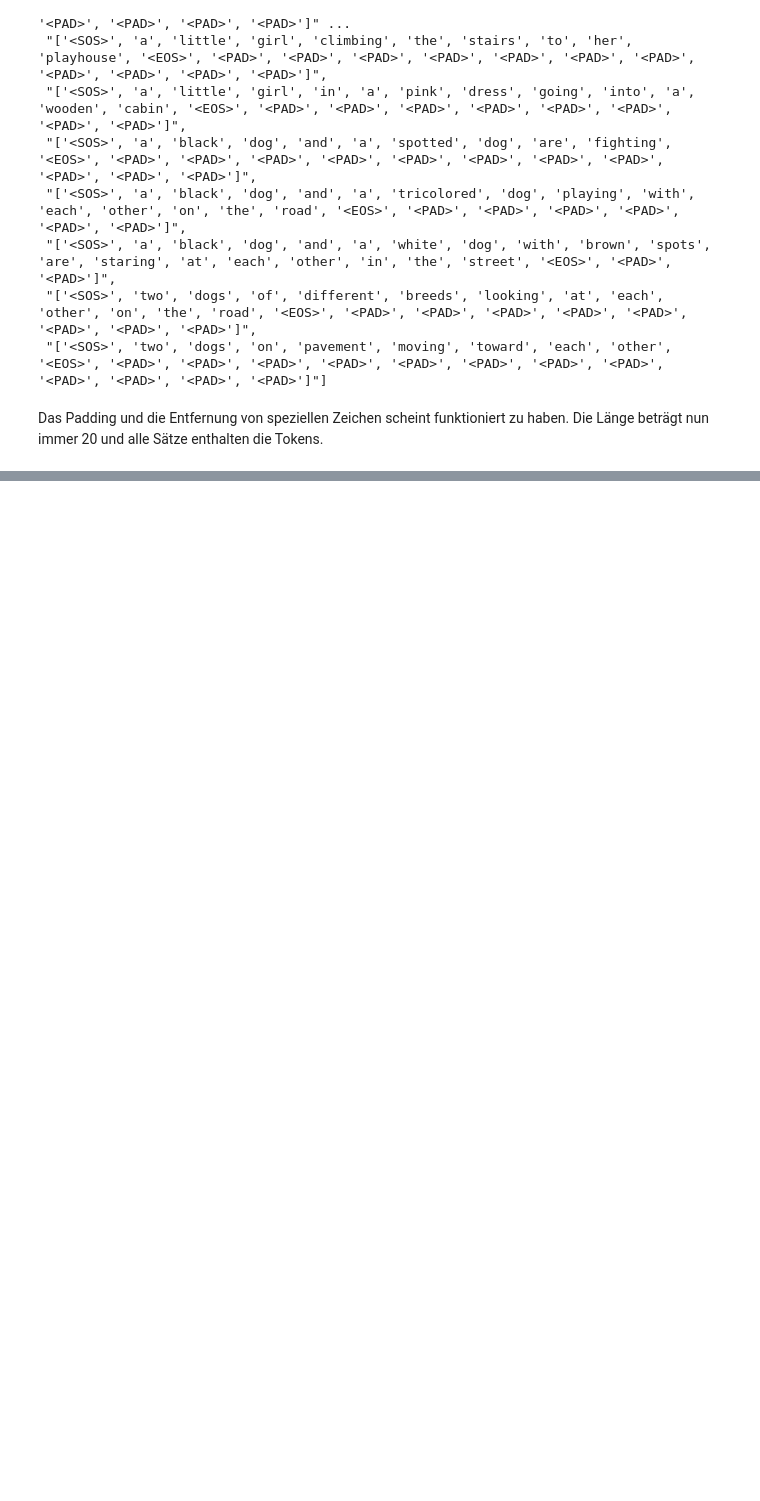
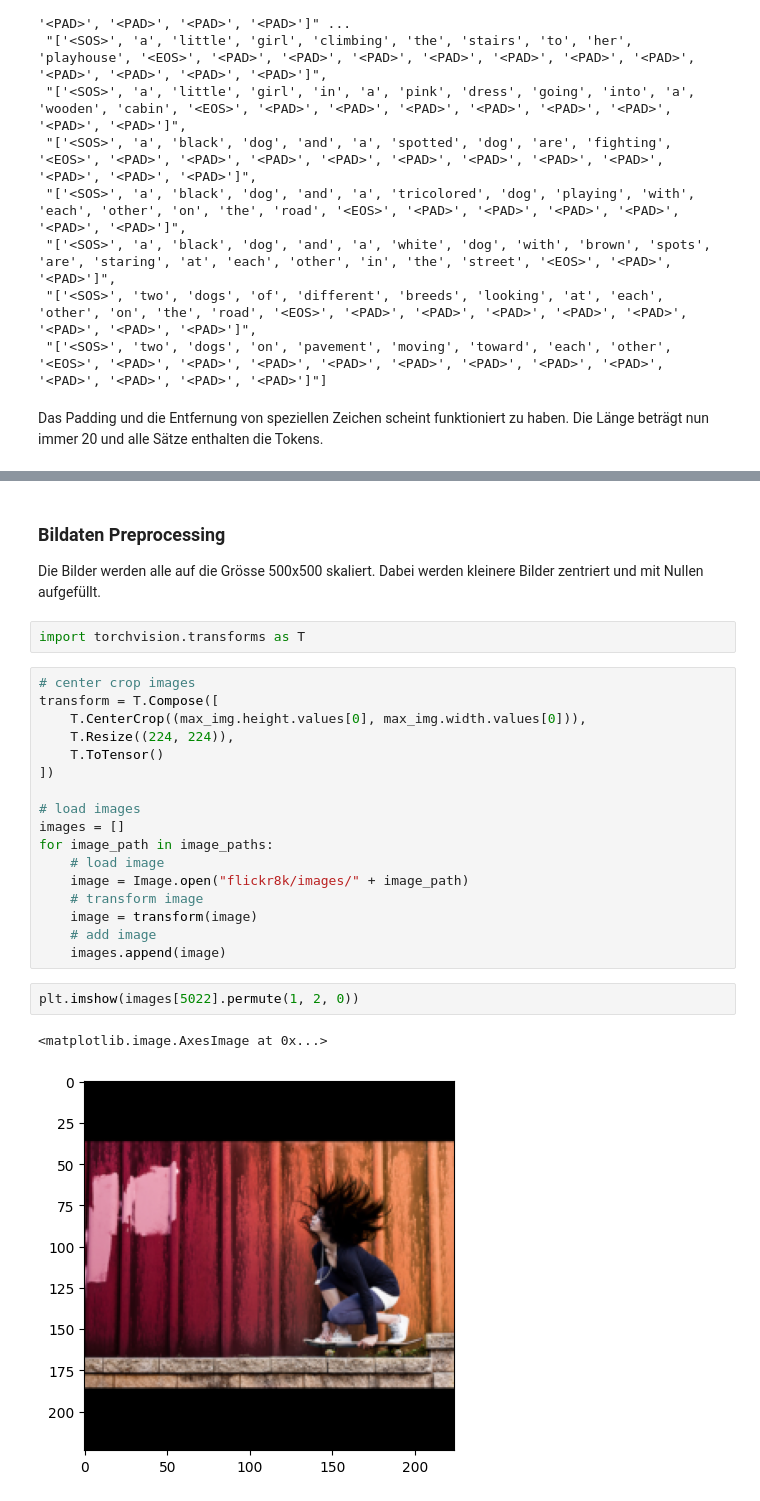
Before and after one commit to ronnyfhnw/del-image-captioning, a Jupyter notebook: eda.ipynb, the cells around one changed output, grey strips where cells are left out. Saved outputs shown, nothing was run; the diff lists cells and outputs as text; blank space fills up the shorter version.

```diff
--- a/eda.ipynb
+++ b/eda.ipynb
@@ -288,0 +328,28 @@ tensor(533)
+# %% [markdown]
+### Bildaten Preprocessing
+
+Die Bilder werden alle auf die Grösse 500x500 skaliert. Dabei werden kleinere Bilder zentriert und mit Nullen aufgefüllt.
+# %%
+import torchvision.transforms as T
+# %%
+# center crop images
+transform = T.Compose([
+    T.CenterCrop((max_img.height.values[0], max_img.width.values[0])),
+    T.Resize((224, 224)),
+    T.ToTensor()
+])
+
+# load images
+images = []
+for image_path in image_paths:
+    # load image
+    image = Image.open("flickr8k/images/" + image_path)
+    # transform image
+    image = transform(image)
+    # add image
+    images.append(image)
+# %%
+plt.imshow(images[5022].permute(1, 2, 0))
+# %% [output]
+<matplotlib.image.AxesImage at 0x...>
+[figure, added]
```
Also changed, not shown: parts of 29 cells of this notebook, 2 other files.
